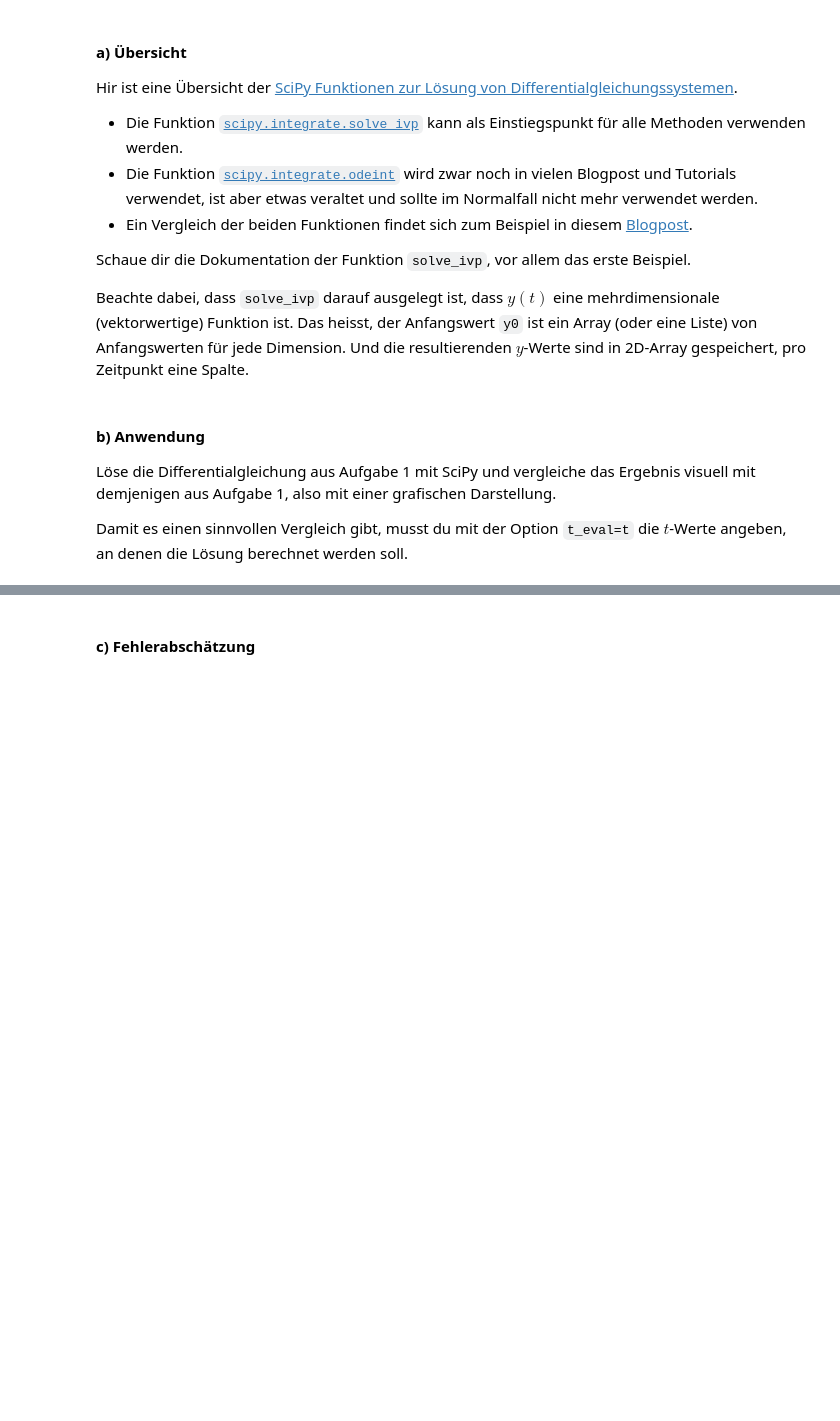
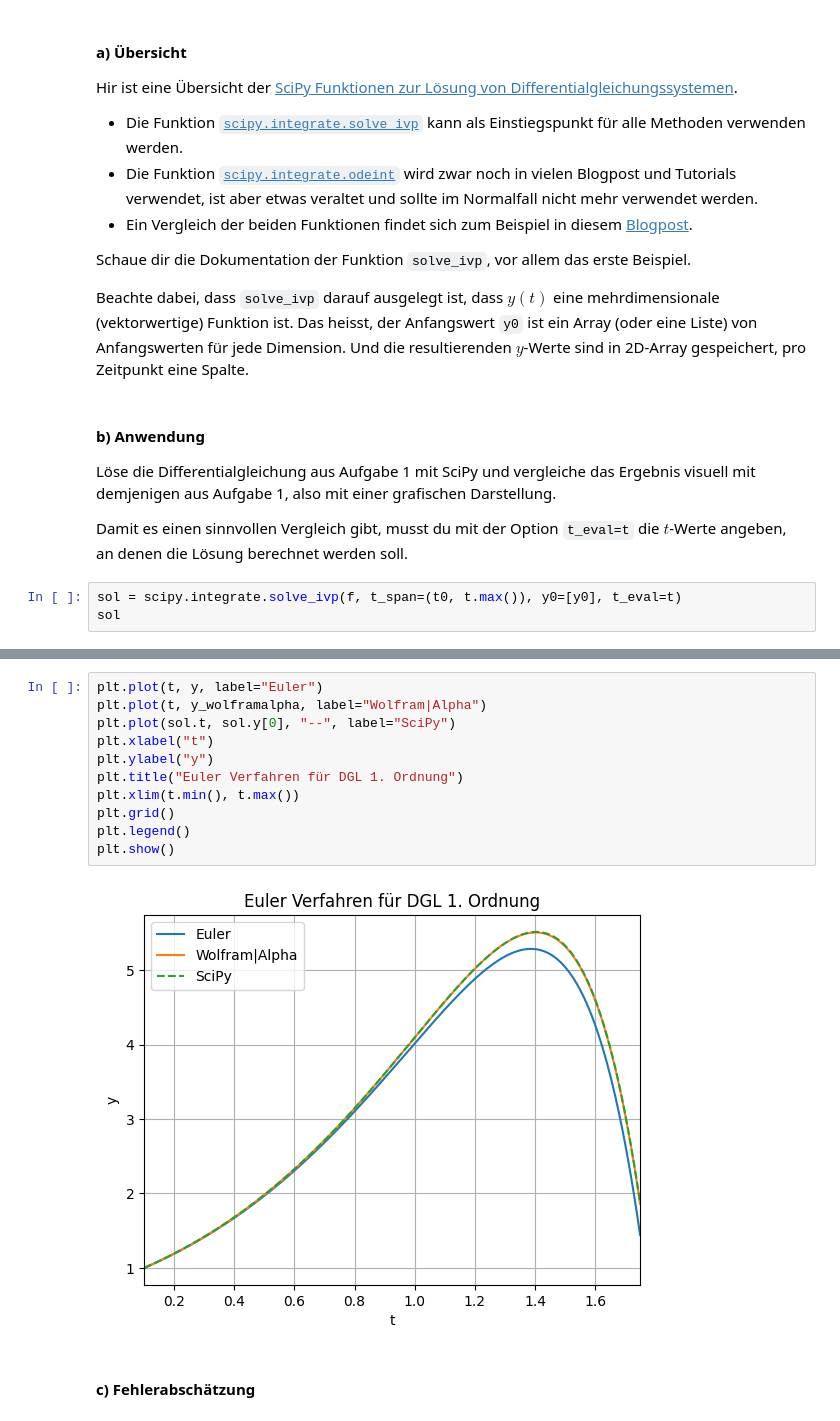
Before and after one commit to visciric/NGDS--Viscio, a Jupyter notebook: 09_DGL/09_Einarbeitung.ipynb, the cells around one changed output, grey strips where cells are left out. Saved outputs shown, nothing was run; the diff lists cells and outputs as text; blank space fills up the shorter version.

```diff
--- a/09_DGL/09_Einarbeitung.ipynb
+++ b/09_DGL/09_Einarbeitung.ipynb
@@ -209,3 +211,6 @@ Beachte dabei, dass `solve_ivp` darauf ausgelegt ist, dass $y(t)$ eine mehrdimen
 Löse die Differentialgleichung aus Aufgabe 1 mit SciPy und vergleiche das Ergebnis visuell mit demjenigen aus Aufgabe 1, also mit einer grafischen Darstellung.
 
 Damit es einen sinnvollen Vergleich gibt, musst du mit der Option `t_eval=t` die $t$-Werte angeben, an denen die Lösung berechnet werden soll.
+# %%
+sol = scipy.integrate.solve_ivp(f, t_span=(t0, t.max()), y0=[y0], t_eval=t)
+sol
@@ -212,3 +229,16 @@ Damit es einen sinnvollen Vergleich gibt, musst du mit der Option `t_eval=t` die
+# %%
+plt.plot(t, y, label="Euler")
+plt.plot(t, y_wolframalpha, label="Wolfram|Alpha")
+plt.plot(sol.t, sol.y[0], "--", label="SciPy")
+plt.xlabel("t")
+plt.ylabel("y")
+plt.title("Euler Verfahren für DGL 1. Ordnung")
+plt.xlim(t.min(), t.max())
+plt.grid()
+plt.legend()
+plt.show()
+# %% [output]
+[figure, added]
 # %% [markdown]
 #### c) Fehlerabschätzung
 # %% [markdown]
```
Also changed, not shown: parts of 11 cells of this notebook.
